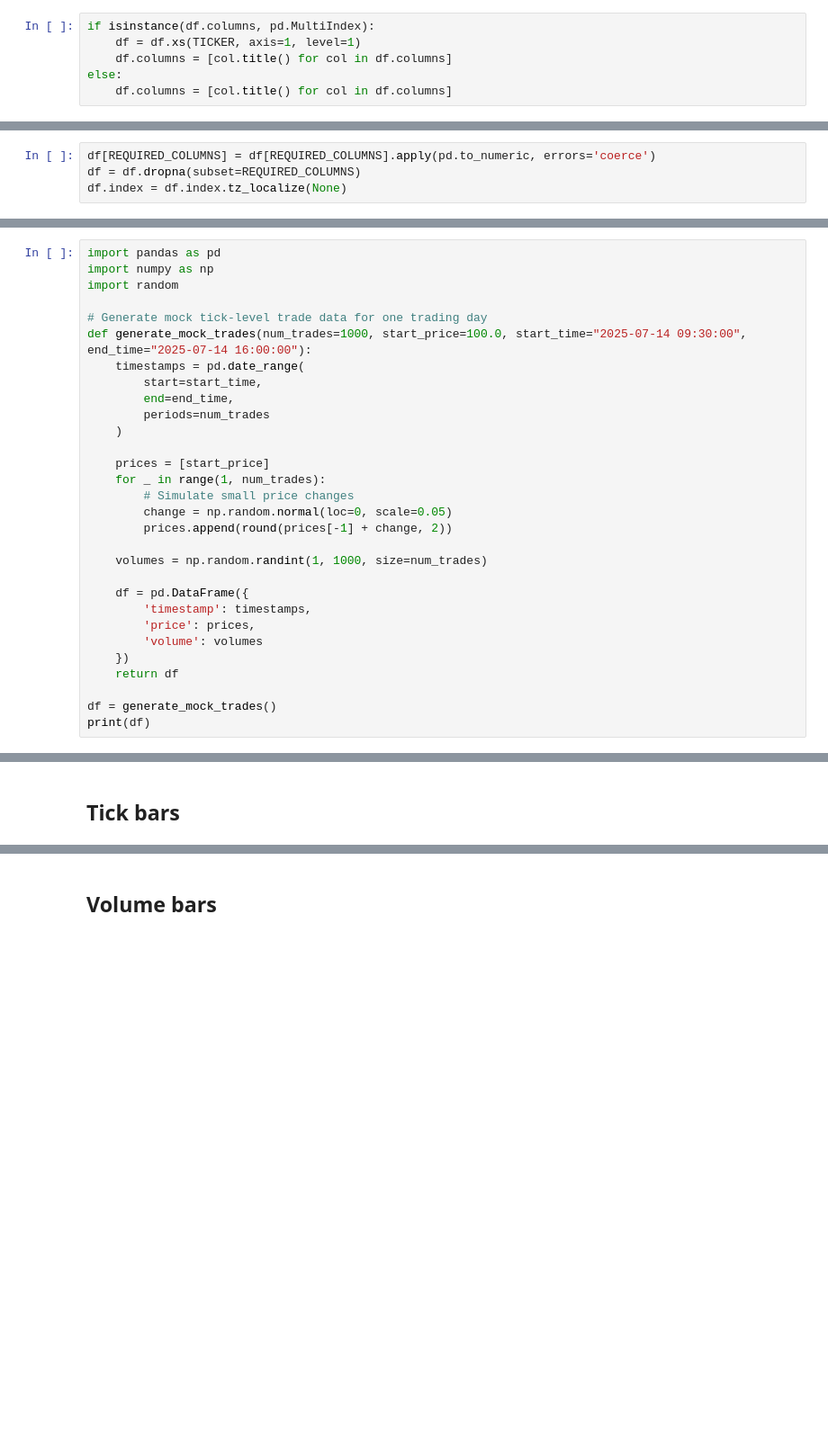
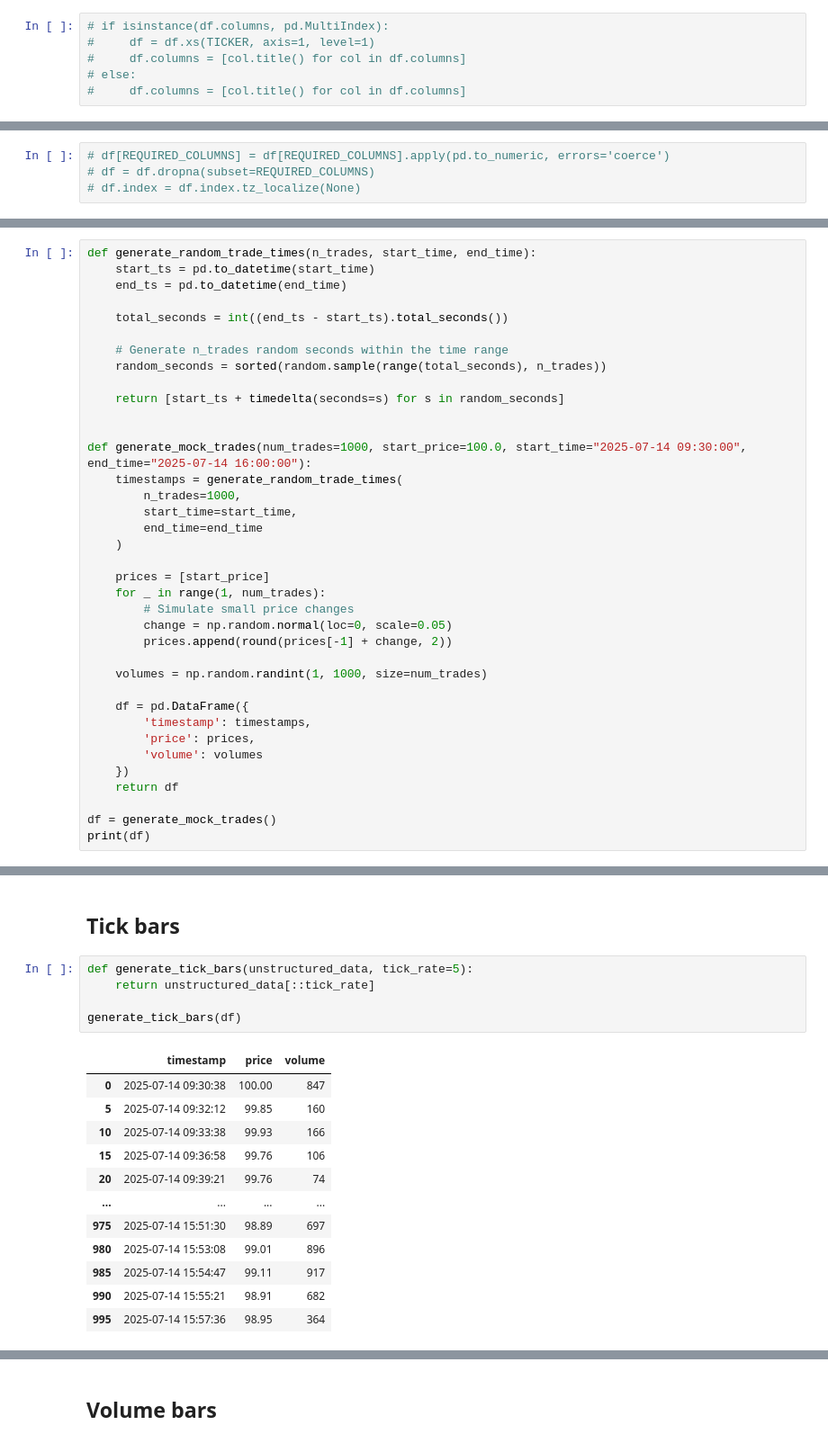
Before and after one commit to AminFiroozi/fml-lab, a Jupyter notebook: main.ipynb, the cells around one changed output, grey strips where cells are left out. Shown: that part at 90% size. Drawn from its saved outputs; the diff is of its cells as text; blank space fills up the shorter version.

Commit message:
feat: generate bars based on tick count

```diff
--- a/main.ipynb
+++ b/main.ipynb
@@ -42,30 +41,37 @@ df = yf.download(TICKER, start=START_DATE, end=END_DATE, interval=INTERVAL, auto
 # %% [markdown]
 #### Handle MultiIndex columns
 # %%
-if isinstance(df.columns, pd.MultiIndex):
-    df = df.xs(TICKER, axis=1, level=1)
-    df.columns = [col.title() for col in df.columns]
-else:
-    df.columns = [col.title() for col in df.columns]
+# if isinstance(df.columns, pd.MultiIndex):
+#     df = df.xs(TICKER, axis=1, level=1)
+#     df.columns = [col.title() for col in df.columns]
+# else:
+#     df.columns = [col.title() for col in df.columns]
 # %% [markdown]
 #### Convert required columns to numeric and drop rows with NaN
 # %%
-df[REQUIRED_COLUMNS] = df[REQUIRED_COLUMNS].apply(pd.to_numeric, errors='coerce')
-df = df.dropna(subset=REQUIRED_COLUMNS)
-df.index = df.index.tz_localize(None)
+# df[REQUIRED_COLUMNS] = df[REQUIRED_COLUMNS].apply(pd.to_numeric, errors='coerce')
+# df = df.dropna(subset=REQUIRED_COLUMNS)
+# df.index = df.index.tz_localize(None)
 # %% [markdown]
 ## Mock data
 # %%
-import pandas as pd
-import numpy as np
-import random
+def generate_random_trade_times(n_trades, start_time, end_time):
+    start_ts = pd.to_datetime(start_time)
+    end_ts = pd.to_datetime(end_time)
 
-# Generate mock tick-level trade data for one trading day
+    total_seconds = int((end_ts - start_ts).total_seconds())
+
+    # Generate n_trades random seconds within the time range
+    random_seconds = sorted(random.sample(range(total_seconds), n_trades))
+
+    return [start_ts + timedelta(seconds=s) for s in random_seconds]
+
+
 def generate_mock_trades(num_trades=1000, start_price=100.0, start_time="2025-07-14 09:30:00", end_time="2025-07-14 16:00:00"):
-    timestamps = pd.date_range(
-        start=start_time,
-        end=end_time,
-        periods=num_trades
+    timestamps = generate_random_trade_times(
+        n_trades=1000,
+        start_time=start_time,
+        end_time=end_time
     )
 
     prices = [start_price]
@@ -123,2 +113,20 @@ df
 # %% [markdown]
 ## Tick bars
+# %%
+def generate_tick_bars(unstructured_data, tick_rate=5):
+    return unstructured_data[::tick_rate]
+
+generate_tick_bars(df)
+# %% [output]
+|  | timestamp | price | volume |
+| 0 | 2025-07-14 09:30:38 | 100.00 | 847 |
+| 5 | 2025-07-14 09:32:12 | 99.85 | 160 |
+| 10 | 2025-07-14 09:33:38 | 99.93 | 166 |
+| 15 | 2025-07-14 09:36:58 | 99.76 | 106 |
+| 20 | 2025-07-14 09:39:21 | 99.76 | 74 |
+| ... | ... | ... | ... |
+| 975 | 2025-07-14 15:51:30 | 98.89 | 697 |
+| 980 | 2025-07-14 15:53:08 | 99.01 | 896 |
+| 985 | 2025-07-14 15:54:47 | 99.11 | 917 |
+| 990 | 2025-07-14 15:55:21 | 98.91 | 682 |
+| 995 | 2025-07-14 15:57:36 | 98.95 | 364 |
```
Also changed, not shown: parts of 5 cells of this notebook.
